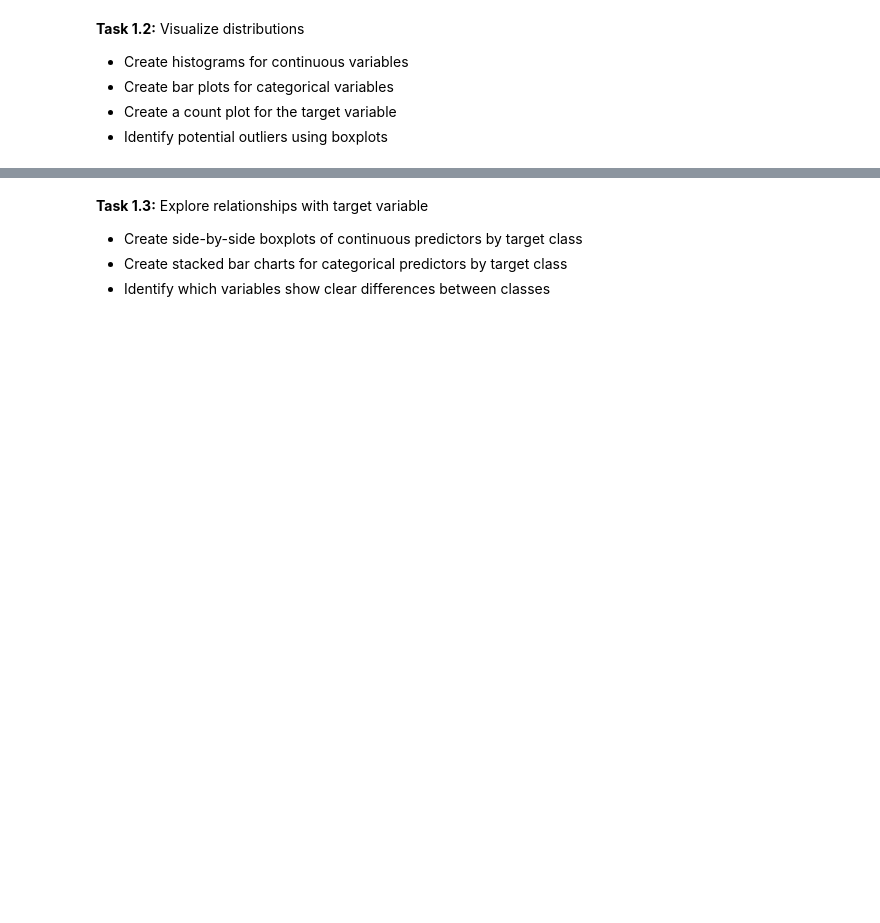
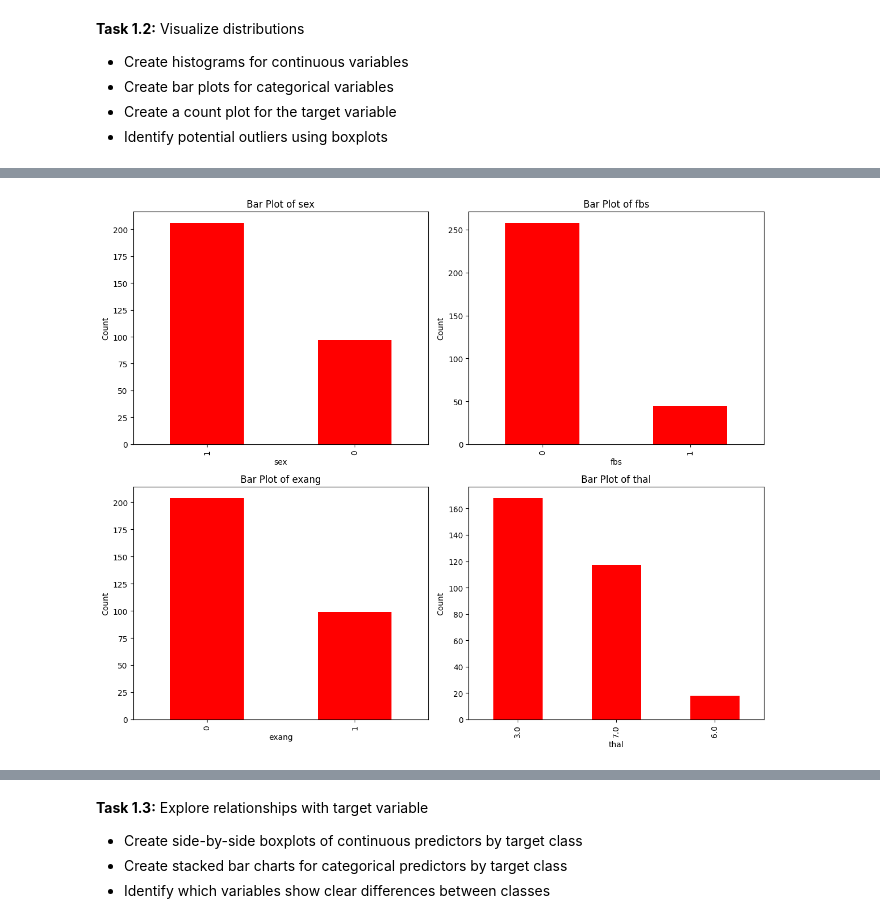
Before and after one commit to Drylryss/Logistic-Regression-Comprehensive-Exercise, a Jupyter notebook: Logistic-Regression-Comprehensive-Exercise.ipynb, the cells around one changed output, grey strips where cells are left out. Drawn from its saved outputs; the diff is of its cells as text; code cells hidden in the pictures; blank space fills up the shorter version.

```diff
--- a/Logistic-Regression-Comprehensive-Exercise.ipynb
+++ b/Logistic-Regression-Comprehensive-Exercise.ipynb
@@ -60,0 +230,16 @@ observations and 13 predictor variables.
+# %%
+# Bar plots for categorical variables
+cols = ["sex", "fbs", "exang", "thal"]
+
+fig, axes = plt.subplots(2, 2, figsize=(12, 10))
+
+for ax, col in zip(axes.flat, cols):
+    df[col].value_counts().plot(kind='bar', color='red', ax=ax)
+    ax.set(title=f'Bar Plot of {col}',
+           xlabel=col,
+           ylabel='Count')
+
+plt.tight_layout()
+plt.show()
+# %% [output]
+[figure, added]
```
Also changed, not shown: parts of 30 cells of this notebook.
